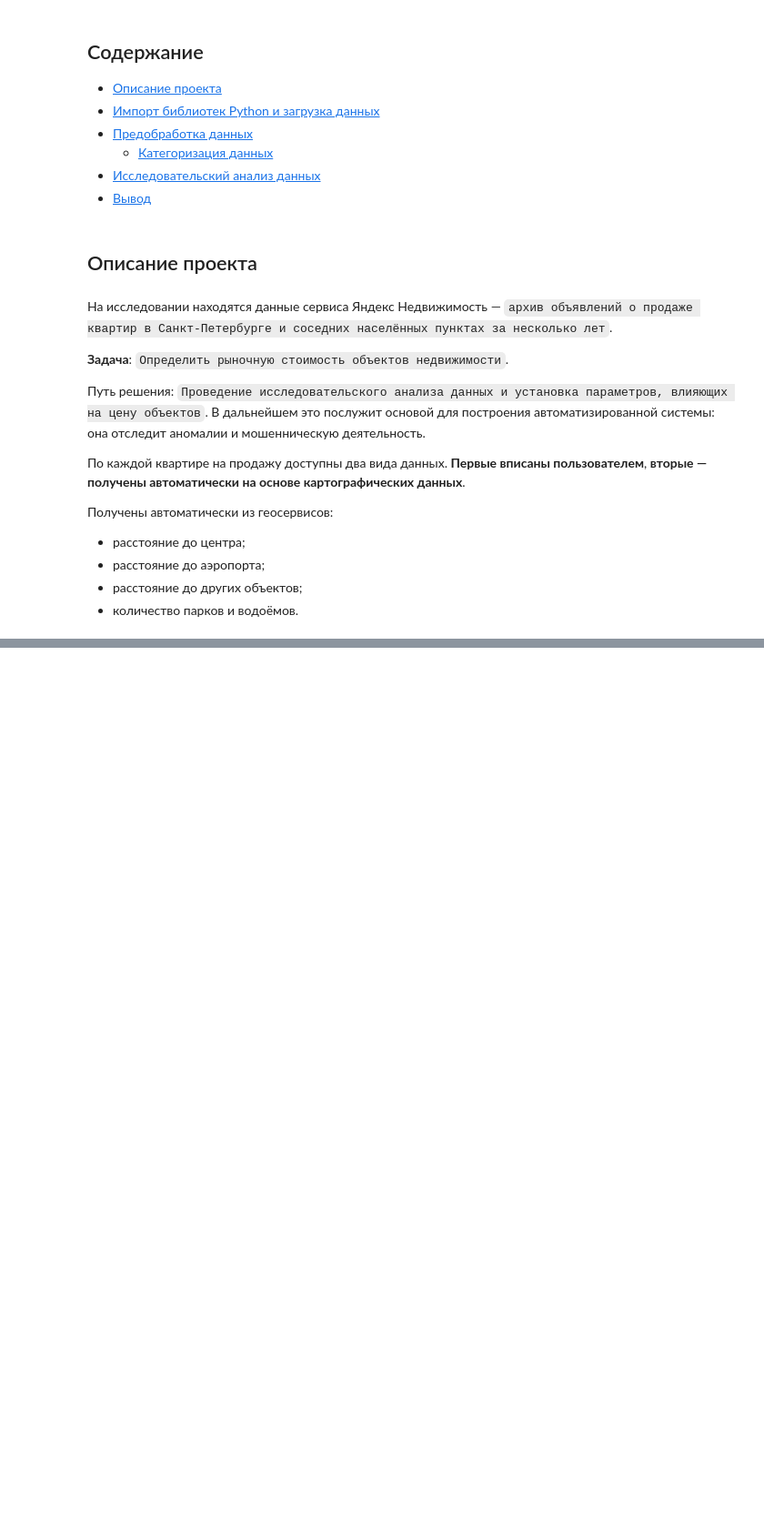
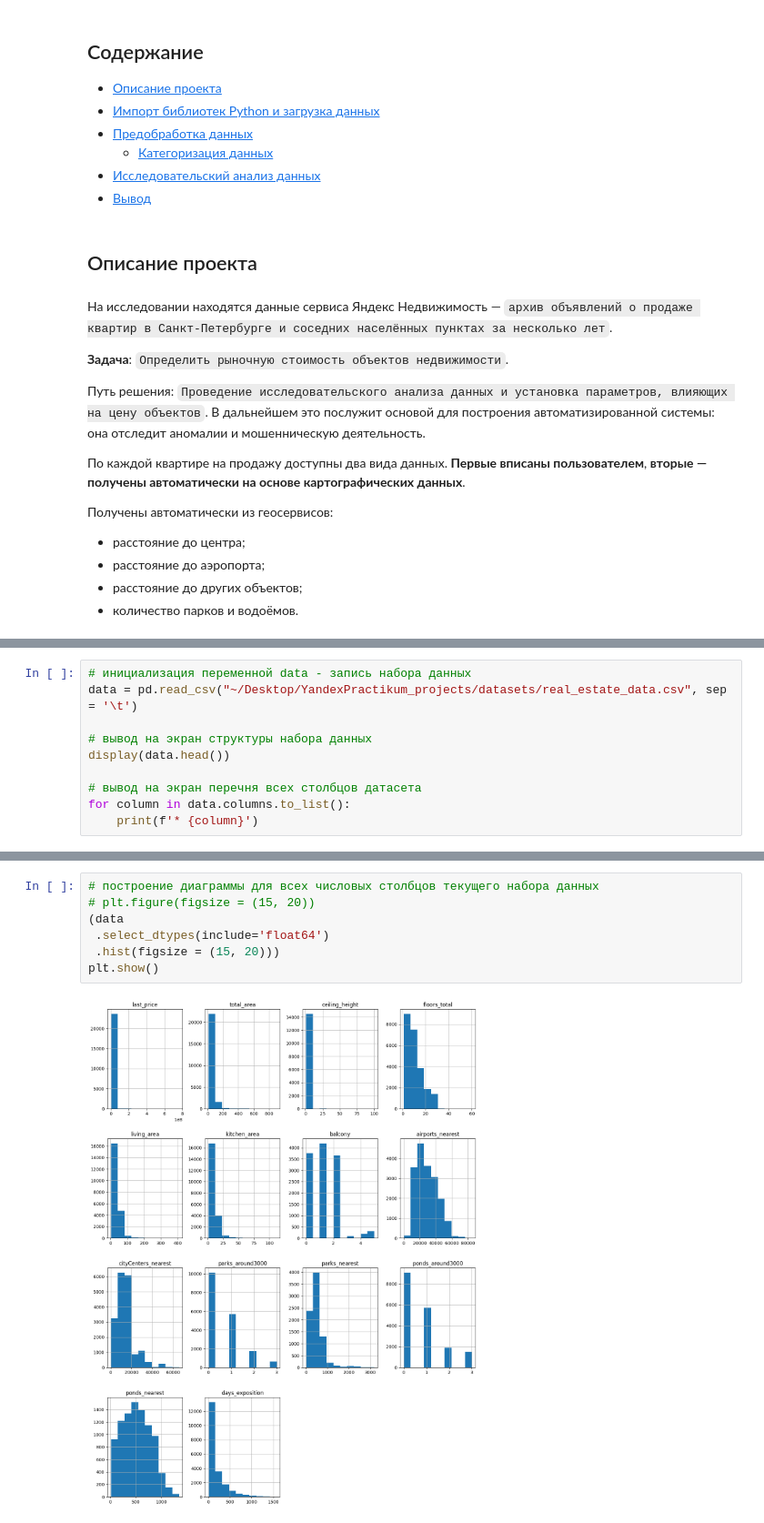
Before and after one commit to MrKostas/YandexPractikum_projects, a Jupyter notebook: notebooks/ThirdPetProject_EDA.ipynb, the cells around one changed output, grey strips where cells are left out. Shown at 91% size. Cells and saved outputs as stored; diff of their text form; blank space fills up the shorter version.

```diff
--- a/notebooks/ThirdPetProject_EDA.ipynb
+++ b/notebooks/ThirdPetProject_EDA.ipynb
@@ -27,0 +51,10 @@
+# %%
+# инициализация переменной data - запись набора данных
+data = pd.read_csv("~/Desktop/YandexPractikum_projects/datasets/real_estate_data.csv", sep = '\t')
+
+# вывод на экран структуры набора данных
+display(data.head())
+
+# вывод на экран перечня всех столбцов датасета
+for column in data.columns.to_list():
+    print(f'* {column}')
@@ -27,0 +132,9 @@
+# %%
+# построение диаграммы для всех числовых столбцов текущего набора данных
+# plt.figure(figsize = (15, 20))
+(data
+ .select_dtypes(include='float64')
+ .hist(figsize = (15, 20)))
+plt.show()
+# %% [output]
+[figure, added]
```
Also changed, not shown: parts of 6 cells of this notebook.
